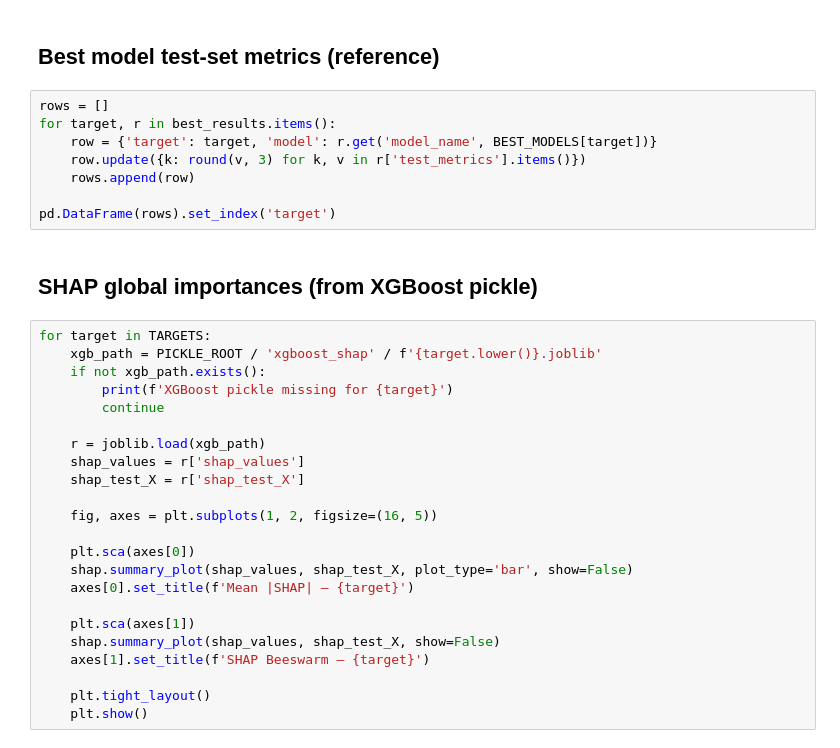
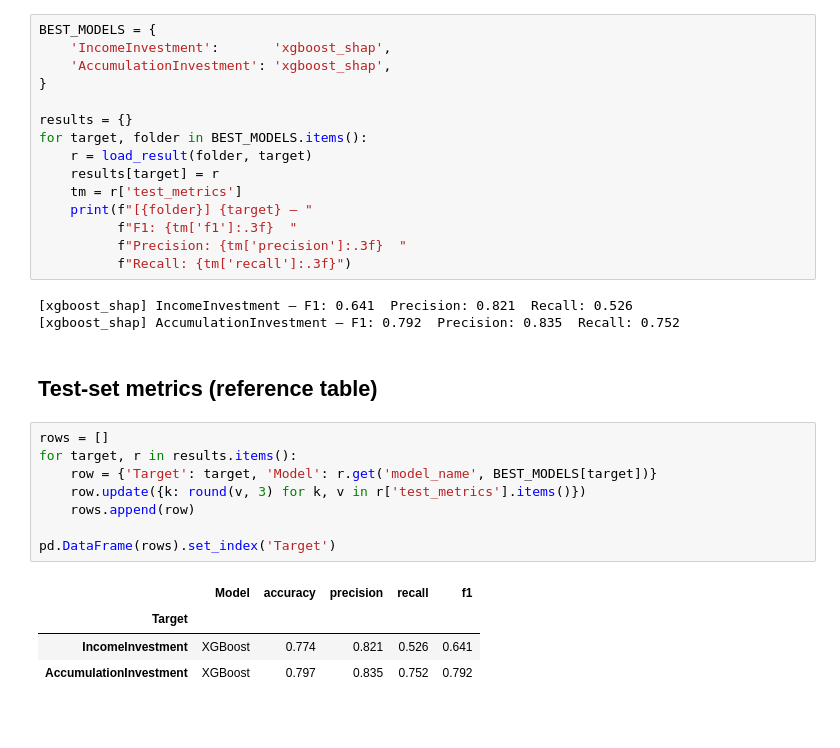
Before and after one commit to tommybaresi-creator/fintech-group-work, a Jupyter notebook: BusinessCase2/rec_sys.ipynb, the cells around one changed output. Drawn from its saved outputs; the diff is of its cells as text; blank space fills up the shorter version.

```diff
--- a/BusinessCase2/rec_sys.ipynb
+++ b/BusinessCase2/rec_sys.ipynb
@@ -42,35 +55,33 @@ for target, model_key in BEST_MODELS.items():
+# %%
+BEST_MODELS = {
+    'IncomeInvestment':       'xgboost_shap',
+    'AccumulationInvestment': 'xgboost_shap',
+}
+
+results = {}
+for target, folder in BEST_MODELS.items():
+    r = load_result(folder, target)
+    results[target] = r
+    tm = r['test_metrics']
+    print(f"[{folder}] {target} — "
+          f"F1: {tm['f1']:.3f}  "
+          f"Precision: {tm['precision']:.3f}  "
+          f"Recall: {tm['recall']:.3f}")
+# %% [output]
+[xgboost_shap] IncomeInvestment — F1: 0.641  Precision: 0.821  Recall: 0.526
+[xgboost_shap] AccumulationInvestment — F1: 0.792  Precision: 0.835  Recall: 0.752
 # %% [markdown]
-## Best model test-set metrics (reference)
+## Test-set metrics (reference table)
 # %%
 rows = []
-for target, r in best_results.items():
-    row = {'target': target, 'model': r.get('model_name', BEST_MODELS[target])}
+for target, r in results.items():
+    row = {'Target': target, 'Model': r.get('model_name', BEST_MODELS[target])}
     row.update({k: round(v, 3) for k, v in r['test_metrics'].items()})
     rows.append(row)
 
-pd.DataFrame(rows).set_index('target')
+pd.DataFrame(rows).set_index('Target')
+# %% [output]
+|  | Model | accuracy | precision | recall | f1 |
+| Target |  |  |  |  |  |
+| IncomeInvestment | XGBoost | 0.774 | 0.821 | 0.526 | 0.641 |
+| AccumulationInvestment | XGBoost | 0.797 | 0.835 | 0.752 | 0.792 |
-# %% [markdown]
-## SHAP global importances (from XGBoost pickle)
-# %%
-for target in TARGETS:
-    xgb_path = PICKLE_ROOT / 'xgboost_shap' / f'{target.lower()}.joblib'
-    if not xgb_path.exists():
-        print(f'XGBoost pickle missing for {target}')
-        continue
-
-    r = joblib.load(xgb_path)
-    shap_values = r['shap_values']
-    shap_test_X = r['shap_test_X']
-
-    fig, axes = plt.subplots(1, 2, figsize=(16, 5))
-
-    plt.sca(axes[0])
-    shap.summary_plot(shap_values, shap_test_X, plot_type='bar', show=False)
-    axes[0].set_title(f'Mean |SHAP| — {target}')
-
-    plt.sca(axes[1])
-    shap.summary_plot(shap_values, shap_test_X, show=False)
-    axes[1].set_title(f'SHAP Beeswarm — {target}')
-
-    plt.tight_layout()
-    plt.show()
```
Also changed, not shown: parts of 21 cells of this notebook, 4 other files.
